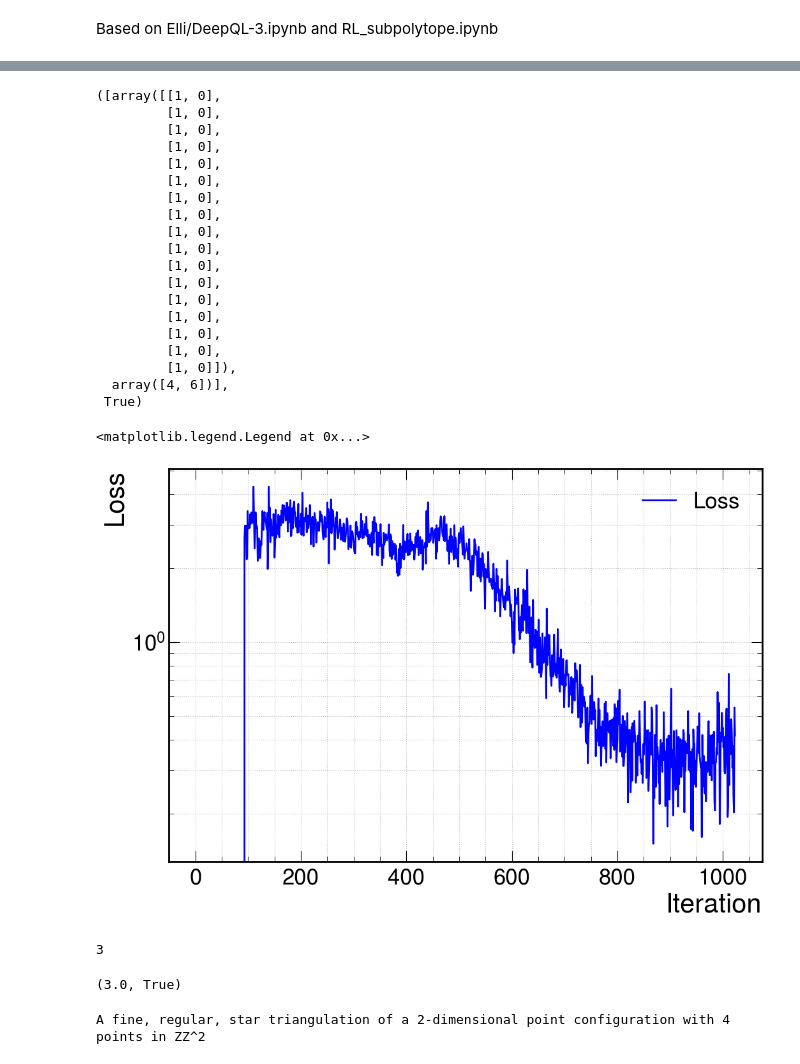
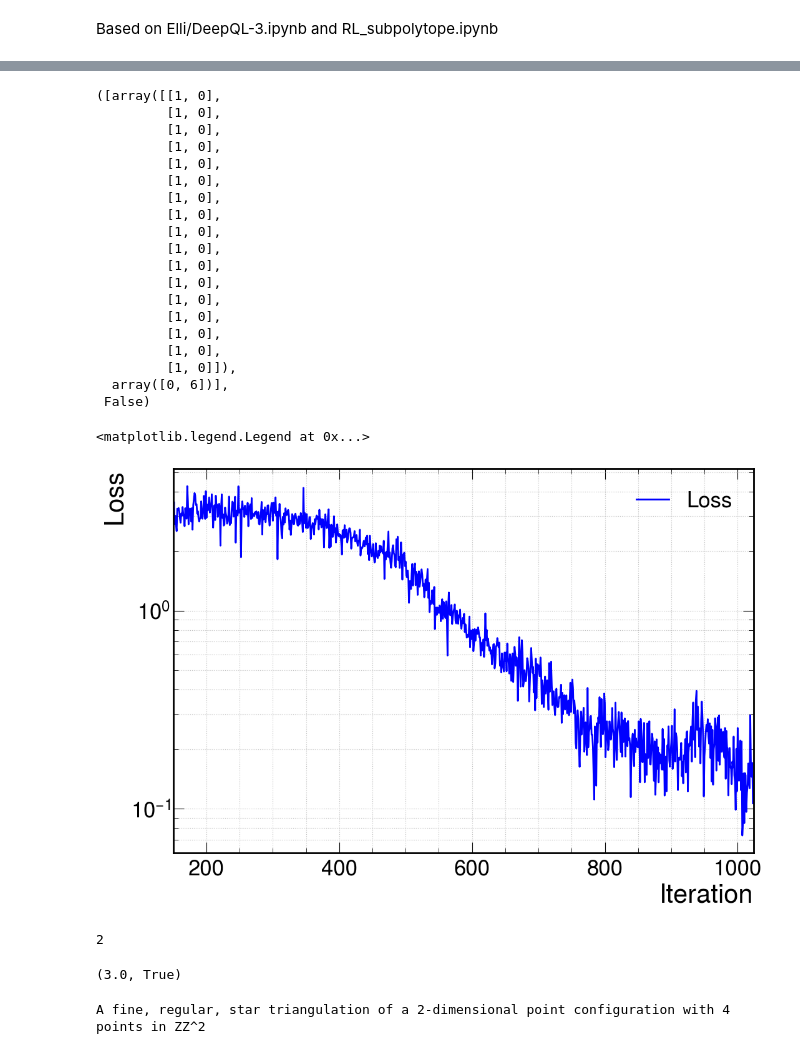
Before and after one commit to elliheyes/Triangulation-Generation, a Jupyter notebook: RL_fib_and_triang.ipynb, the cells around one changed output, grey strips where cells are left out. Saved outputs shown, nothing was run; the diff lists cells and outputs as text; code cells hidden in the pictures.

```diff
--- a/RL_fib_and_triang.ipynb
+++ b/RL_fib_and_triang.ipynb
@@ -101,7 +101,7 @@ class SubpolytopeEnvironment(object):
         local_vertices = np.round(vertices@np.linalg.pinv(W))
         idx = np.argwhere(np.all(local_vertices[..., :] == 0, axis=0))
 
-        return np.delete(local_vertices, idx, axis=1)
+        return np.unique(np.delete(local_vertices, idx, axis=1), axis=0)
 
     def intersect(self, state):
         vertices_basis = []
@@ -402,9 +402,9 @@ class FibrationTriangulationEnvironment(object):
         # CHECK COMPATIBILITY
         if FRST == 1 and is_reflexive:
             t_src = self.combine_triangulation(state[0])
+            r_compatibility += 1
             for t in t_src.neighbor_triangulations() + [t_src]:
-                if not (t.is_star() and t.is_regular() and t.is_fine()):
-                    continue
+                if not t.is_star(): continue
                 vertices = self._s_env.intersect(state[1])
 
                 subsimplices = restrict(
@@ -423,24 +423,20 @@ class FibrationTriangulationEnvironment(object):
                     simplices = subsimplices,
                     check_input_simplices=False)
 
-                r_compatibility += 1
 
 
                 # Verify fine condition
-                used_indices = set.union(*[set(s) for s in t_sub.simplices()])
-                is_fine = all(v in used_indices for v in triang_pts_idx)
+                t_valid = t_sub.is_valid()
+                if t_valid:
+                    for cond in [t_sub.is_fine(), t_sub.is_regular(), t_sub.is_star()]:
+                        r_compatibility += (1 if cond else -1)
+                        t_valid = t_valid and cond
+
+                    if t_valid:
+                        break
 
 
-                t_valid = t_sub.is_valid()
-                if t_valid:
-                    for cond in [is_fine, t_sub.is_regular(), t_sub.is_star()]:
-                        r_compatibility += (1 if cond else -1)
-                        t_valid = t_valid and cond
-                else:
-                    t_valid = False
-
-
-
+        # print(FRST, is_reflexive, t_valid)
         return FRST + r_subpolytope + (1 if t_valid else -1), ((FRST == 1) and is_reflexive and t_valid)
 
 
@@ -635,8 +631,8 @@ new_state, done
          [1, 0],
          [1, 0],
          [1, 0]]),
-  array([4, 6])],
- True)
+  array([0, 6])],
+ False)
 # %%
 from tqdm import trange
 batch_size = 128
@@ -691,34 +687,34 @@ with trange(1024) as t_epochs:
 # %%
 import numpy as np
 import matplotlib.pyplot as plt
 
 
 import mplhep as hep
 hep.style.use("CMS")
 
 
 plt.rcParams.update({
     "text.usetex": False, # LaTeX not available in cytools env
     # "font.family": "Helvetica",
     'font.size': 30
 })
 
 
 fig = plt.figure(figsize=(12,8))
 ax = fig.add_subplot(111)
 ax.plot(loss_vals, 'b-', label="Loss", linewidth=2)
-# ax.set_xlim([195, len(loss_vals)])
+ax.set_xlim([150, len(loss_vals)]) # Start when ~MIN_MEMORY_SIZE is reached
 ax.set_yscale('log')
 
 ax.set_xlabel("Iteration")
 ax.set_ylabel("Loss")
 
 ax.grid(True, 'both')
 ax.legend()
 # plt.savefig("loss.pdf", bbox_inches='tight')
 # %% [output]
 <matplotlib.legend.Legend at 0x...>
-[figure, old version]
+[figure, new version]
 # %%
 state = flatten_state(f_env.random_state())
 # state = np.asarray([0,3])
@@ -740,11 +736,11 @@ while not done:
 # %%
 num_steps
 # %% [output]
-3
+2
-# %%
-f_env.R(restore_state(state))
-# %% [output]
-(3.0, True)
+# %%
+f_env.R(restore_state(state))
+# %% [output]
+(3.0, True)
 # %%
 t_src = f_env.combine_triangulation(restore_state(state)[0])
 vertices = f_env._s_env.intersect(restore_state(state)[1])
```
Also changed, not shown: parts of 2 cells of this notebook.
